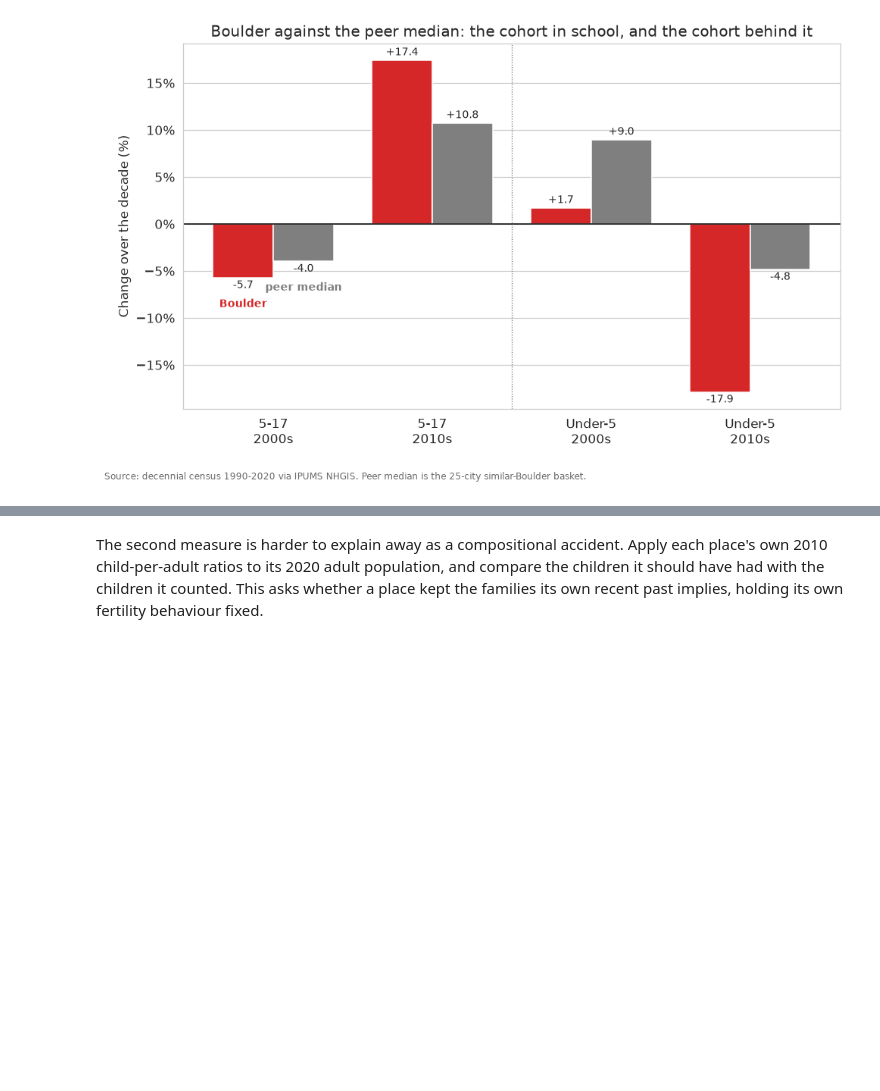
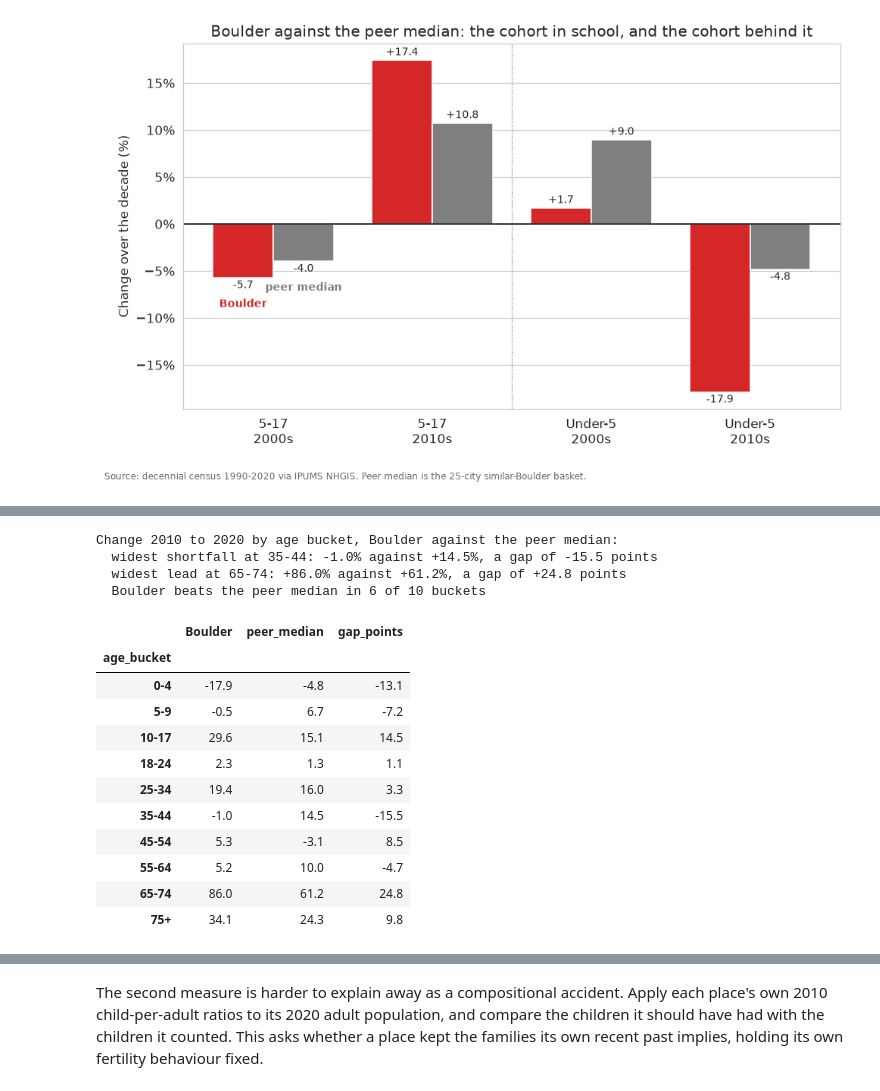
Before and after one commit to brianckeegan/charting-boulder, a Jupyter notebook: 2026-09-bvsd/BVSD.ipynb, the cells around one changed output, grey strips where cells are left out. Saved outputs shown, nothing was run; the diff lists cells and outputs as text; code cells hidden in the pictures; blank space fills up the shorter version.

```diff
--- a/2026-09-bvsd/BVSD.ipynb
+++ b/2026-09-bvsd/BVSD.ipynb
@@ -406 +363,56 @@ Change 2010 to 2020 by five-year age band, Boulder against the peer median (perc
+# %%
+# Buckets chosen for the question, each an exact sum of published rows
+AGE_BUCKETS = [('0-4', 0, 4), ('5-9', 5, 9), ('10-17', 10, 17), ('18-24', 18, 24),
+               ('25-34', 25, 34), ('35-44', 35, 44), ('45-54', 45, 54), ('55-64', 55, 64),
+               ('65-74', 65, 74), ('75+', 75, 999)]
+SCHOOL_AGE_BUCKETS = 3          # 0-4, 5-9 and 10-17 are the ages that feed the schools
+
+def bucket_population(fips, year):
+    rows = place_age_groups_df[(place_age_groups_df['place_fips'] == fips)
+                               & (place_age_groups_df['year'] == year)]
+    counts = {}
+    for label, lo, hi in AGE_BUCKETS:
+        band = rows[(rows['age_lo'] >= lo) & (rows['age_hi'] <= hi)]
+        assert not band.empty, f'{label} matched no published row'
+        counts[label] = band['pop'].sum()
+    # the buckets must account for everyone, or the chart is quietly dropping people
+    assert abs(sum(counts.values()) - rows['pop'].sum()) < 1e-6, f'{fips} {year}: buckets do not tile'
+    return counts
+
+def bucket_pct_change(fips, start=2010, end=2020):
+    first, last = bucket_population(fips, start), bucket_population(fips, end)
+    return {label: (last[label] / first[label] - 1) * 100 for label in first}
+
+profile_df = pd.DataFrame({'Boulder': pd.Series(bucket_pct_change(BOULDER)),
+                           'peer_median': pd.DataFrame([bucket_pct_change(f) for f in PEER_FIPS]).median()})
+profile_df = profile_df.loc[[b[0] for b in AGE_BUCKETS]]
+profile_df.index.name = 'age_bucket'
+profile_df['gap_points'] = profile_df['Boulder'] - profile_df['peer_median']
+
+assert profile_df.notna().all().all(), 'an age bucket produced no value'
+worst_bucket, best_bucket = profile_df['gap_points'].idxmin(), profile_df['gap_points'].idxmax()
+print('Change 2010 to 2020 by age bucket, Boulder against the peer median:')
+print(f"  widest shortfall at {worst_bucket}: {profile_df.loc[worst_bucket, 'Boulder']:+.1f}% against "
+      f"{profile_df.loc[worst_bucket, 'peer_median']:+.1f}%, a gap of {profile_df.loc[worst_bucket, 'gap_points']:+.1f} points")
+print(f"  widest lead at {best_bucket}: {profile_df.loc[best_bucket, 'Boulder']:+.1f}% against "
+      f"{profile_df.loc[best_bucket, 'peer_median']:+.1f}%, a gap of {profile_df.loc[best_bucket, 'gap_points']:+.1f} points")
+print(f"  Boulder beats the peer median in {int((profile_df.gap_points > 0).sum())} of {len(profile_df)} buckets")
+profile_df.round(1)
+# %% [output]
+Change 2010 to 2020 by age bucket, Boulder against the peer median:
+  widest shortfall at 35-44: -1.0% against +14.5%, a gap of -15.5 points
+  widest lead at 65-74: +86.0% against +61.2%, a gap of +24.8 points
+  Boulder beats the peer median in 6 of 10 buckets
+|  | Boulder | peer_median | gap_points |
+| age_bucket |  |  |  |
+| 0-4 | -17.9 | -4.8 | -13.1 |
+| 5-9 | -0.5 | 6.7 | -7.2 |
+| 10-17 | 29.6 | 15.1 | 14.5 |
+| 18-24 | 2.3 | 1.3 | 1.1 |
+| 25-34 | 19.4 | 16.0 | 3.3 |
+| 35-44 | -1.0 | 14.5 | -15.5 |
+| 45-54 | 5.3 | -3.1 | 8.5 |
+| 55-64 | 5.2 | 10.0 | -4.7 |
+| 65-74 | 86.0 | 61.2 | 24.8 |
+| 75+ | 34.1 | 24.3 | 9.8 |
 # %%
```
Also changed, not shown: parts of 3 cells of this notebook, 2 other files.
